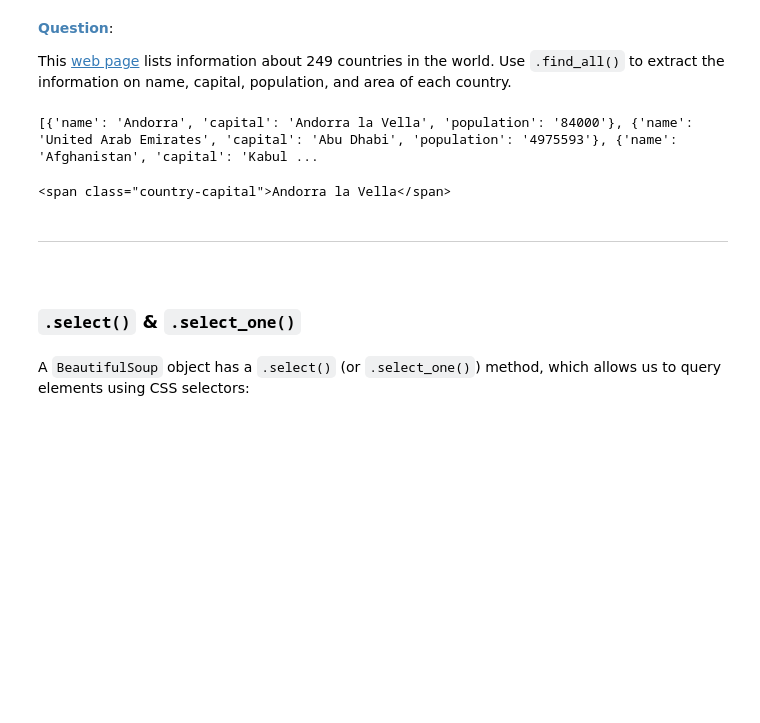
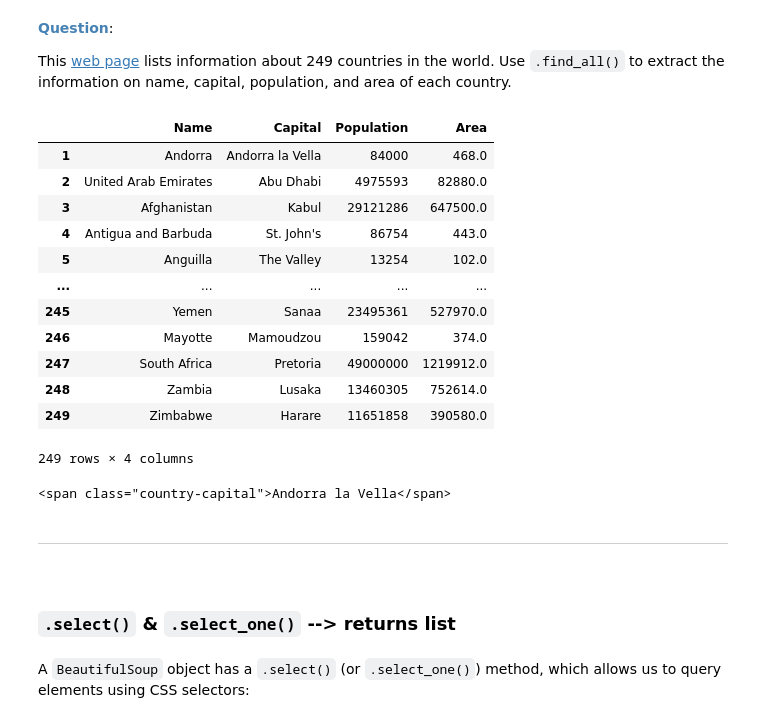
Before and after one commit to papasmurfuwu/ISOM3400, a Jupyter notebook: BeautifulSoup/Topic 5.1 Web Scraping with BeautifulSoup_clean.ipynb, the cells around one changed output. Saved outputs shown, nothing was run; the diff lists cells and outputs as text; code cells hidden in the pictures; blank space fills up the shorter version.

```diff
--- a/Selenium/Topic 5.1 Web Scraping with BeautifulSoup_clean.ipynb
+++ b/BeautifulSoup/Topic 5.1 Web Scraping with BeautifulSoup_clean.ipynb
@@ -488,29 +514,51 @@ This [web page](https://justinjia.people.ust.hk/countries.html) lists informatio
 # %%
 # starter code
 
 import requests
+import pandas as pd
+
 response = requests.get("https://justinjia.people.ust.hk/countries.html", timeout=3)
 soup = BeautifulSoup(response.content, 'html.parser')
+
 
 # provide your code below
 # print(soup.prettify()) <-- print out HTML structure
 countries = soup.find_all('div', {'class': 'col-md-4 country'})
 country_data = []
 
 for country in countries:
     country_name = country.h3.get_text().strip() # Extract country name [[1]]
     capital = country.find('span', {'class': 'country-capital'}).get_text() # Extract capital [[2]]
     population = country.find('span', {'class': 'country-population'}).get_text() # Extract population [[3]]
+    area = country.select_one('.country-area').get_text() # select_one() works exactly the same
 
     country_data.append({
         'name': country_name,
         'capital': capital,
-        'population': population
+        'population': int(population),
+        'area': round(float(area), 2)
     })
 
-print(country_data)
+df = pd.DataFrame(country_data, columns=['name', 'capital', 'population', 'area']) # <-- creating dataframe
+df.index = df.index + 1
+df.columns = df.columns.str.title()
+# df.to_excel('data.xlsx', sheet_name='Sheet1', index=False)
+# df.to_csv('data.csv', index=False)
+df
 # %% [output]
+|  | Name | Capital | Population | Area |
+| 1 | Andorra | Andorra la Vella | 84000 | 468.0 |
+| 2 | United Arab Emirates | Abu Dhabi | 4975593 | 82880.0 |
+| 3 | Afghanistan | Kabul | 29121286 | 647500.0 |
+| 4 | Antigua and Barbuda | St. John's | 86754 | 443.0 |
+| 5 | Anguilla | The Valley | 13254 | 102.0 |
+| ... | ... | ... | ... | ... |
+| 245 | Yemen | Sanaa | 23495361 | 527970.0 |
+| 246 | Mayotte | Mamoudzou | 159042 | 374.0 |
+| 247 | South Africa | Pretoria | 49000000 | 1219912.0 |
+| 248 | Zambia | Lusaka | 13460305 | 752614.0 |
+| 249 | Zimbabwe | Harare | 11651858 | 390580.0 |
-[{'name': 'Andorra', 'capital': 'Andorra la Vella', 'population': '84000'}, {'name': 'United Arab Emirates', 'capital': 'Abu Dhabi', 'population': '4975593'}, {'name': 'Afghanistan', 'capital': 'Kabul ...
+249 rows × 4 columns
 # %%
 print(soup.select_one('span'))
 # %% [output]
@@ -520,7 +568,7 @@ print(soup.select_one('span'))
 
 <br/>
 
-### `.select()` & `.select_one()`
+### `.select()` & `.select_one()` --> returns list
 # %% [markdown]
 A `BeautifulSoup` object has a `.select()` (or `.select_one()`) method, which allows us to query elements using CSS selectors:
 # %%
```
Also changed, not shown: parts of 11 cells of this notebook, 2 other files.
